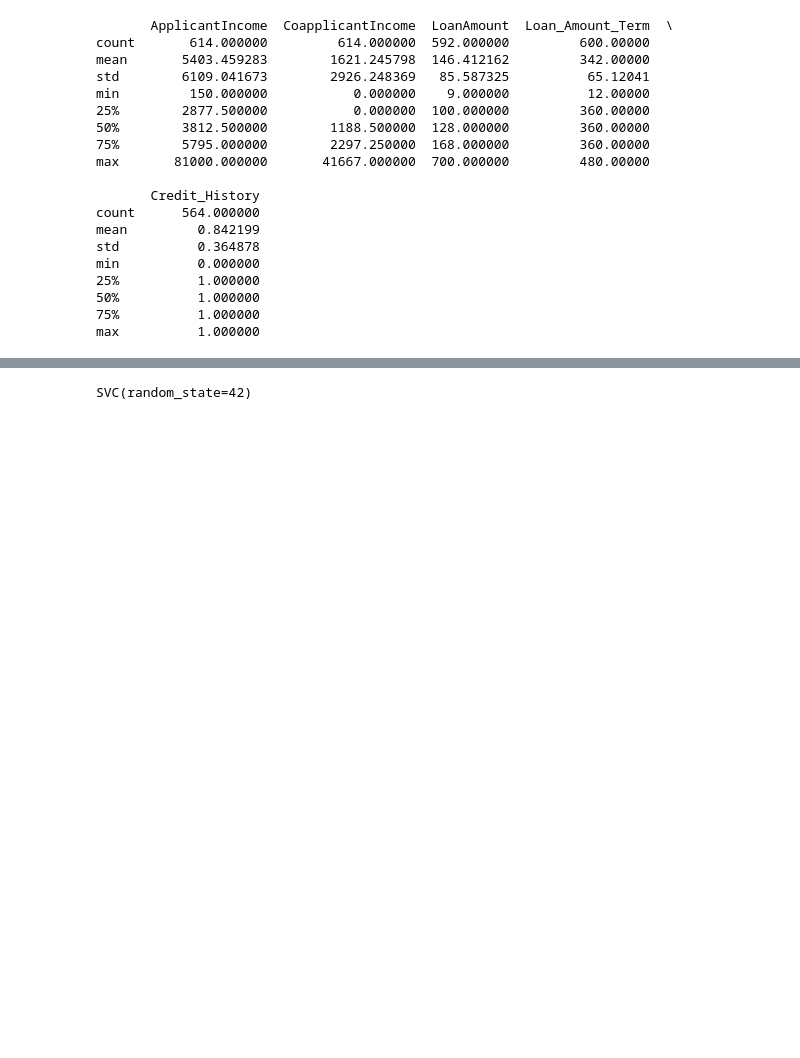
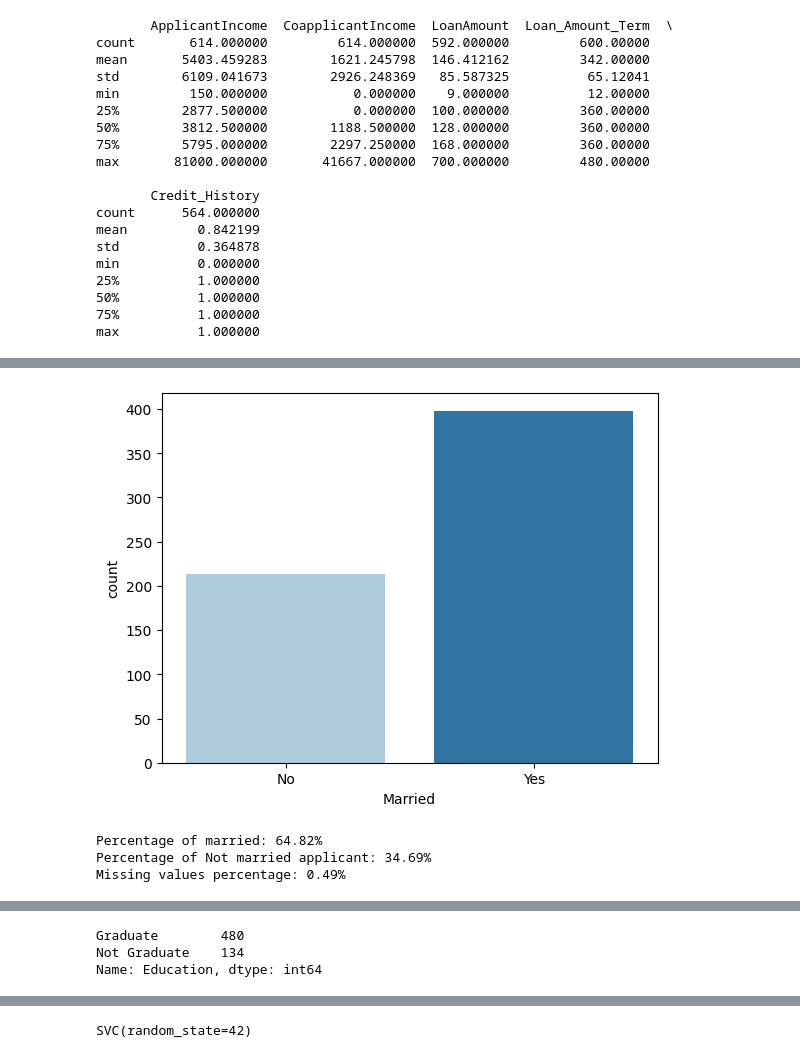
Before and after one commit to Mihauk/Loan-Prediction, a Jupyter notebook: loan_prediction.ipynb, the cells around one changed output, grey strips where cells are left out. Saved outputs shown, nothing was run; the diff lists cells and outputs as text; code cells hidden in the pictures; blank space fills up the shorter version.

```diff
--- a/loan_prediction.ipynb
+++ b/loan_prediction.ipynb
@@ -90,3 +169,20 @@ fig_gender.show()
+# %%
+sns.countplot(x="Married", data=df, palette="Paired")
+plt.show()
+# %% [output]
+[figure, added]
+# %%
+countMarried = len(df[df.Married == 'Yes'])
+countNotMarried = len(df[df.Married == 'No'])
+countNull = len(df[df.Married.isnull()])
+
+print("Percentage of married: {:.2f}%".format((countMarried / (len(df.Married))*100)))
+print("Percentage of Not married applicant: {:.2f}%".format((countNotMarried / (len(df.Married))*100)))
+print("Missing values percentage: {:.2f}%".format((countNull / (len(df.Married))*100)))
+# %% [output]
+Percentage of married: 64.82%
+Percentage of Not married applicant: 34.69%
+Missing values percentage: 0.49%
 # %%
 married_count = df['Married'].value_counts()
 fig_married = px.bar(married_count,
@@ -96,3 +192,9 @@ fig_married = px.bar(married_count,
 fig_married.show()
 # %% [output]
 [interactive output not drawn]
+# %%
+df.Education.value_counts(dropna=False)
+# %% [output]
+Graduate        480
+Not Graduate    134
+Name: Education, dtype: int64
```
Also changed, not shown: parts of 51 cells of this notebook.
